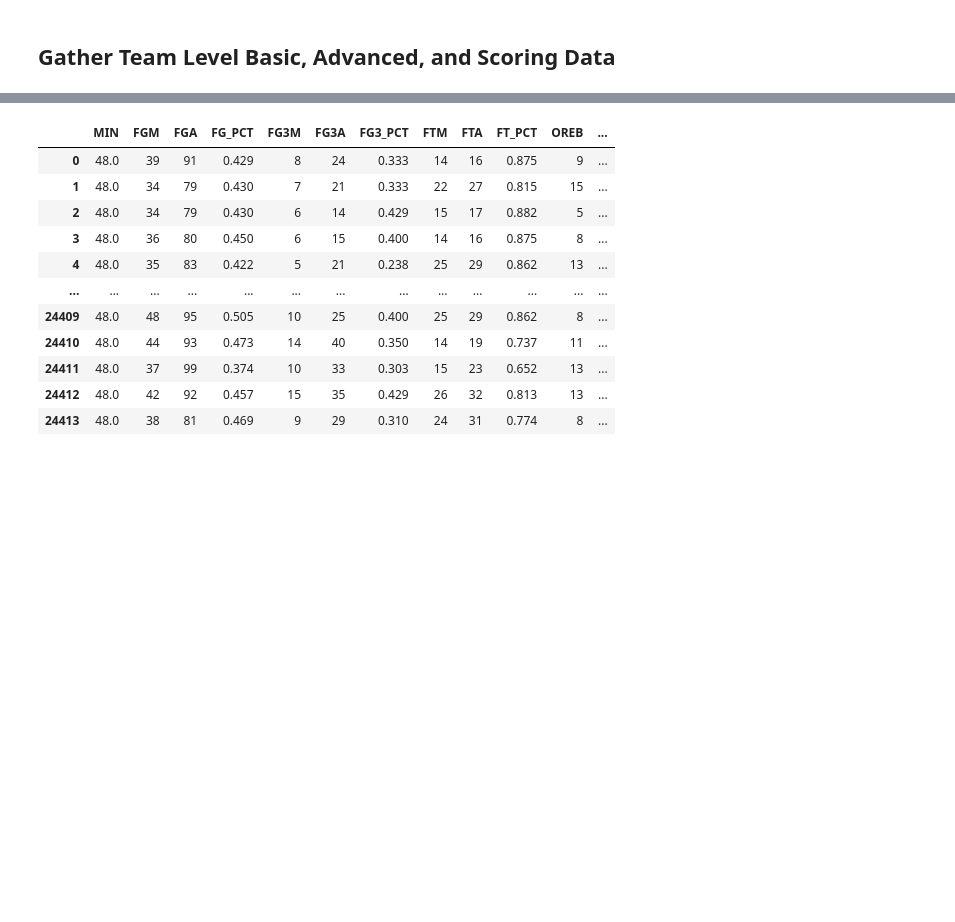
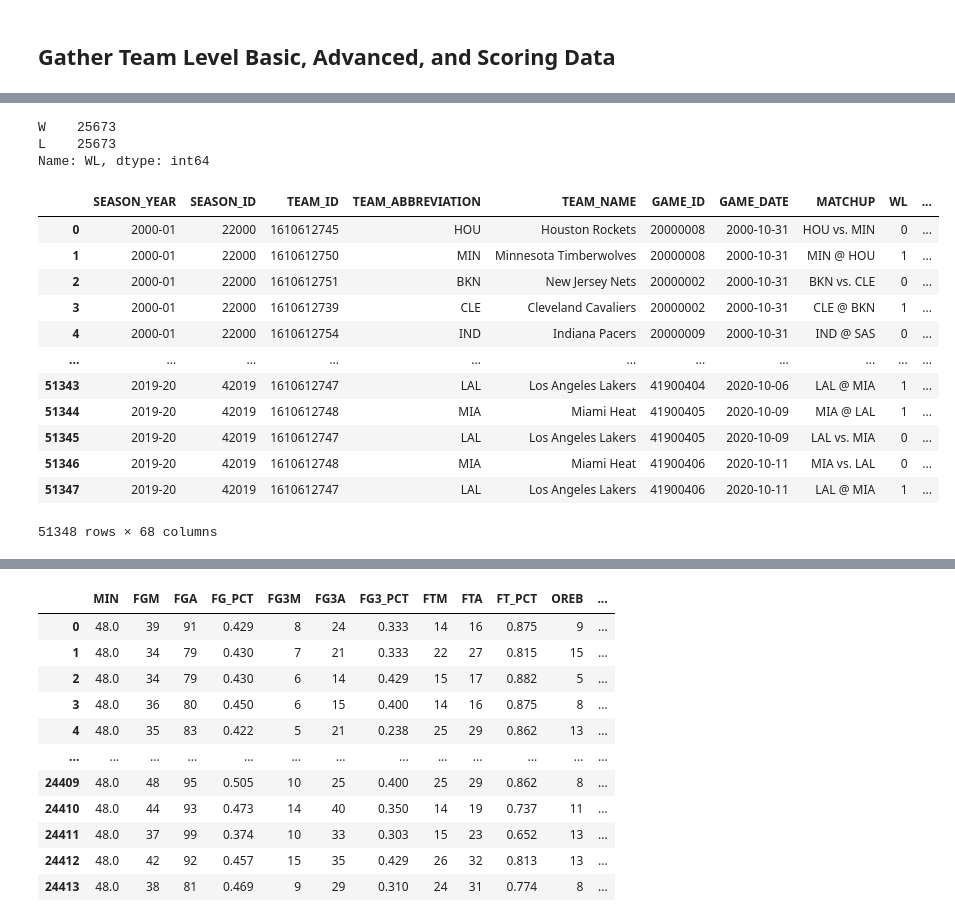
Before and after one commit to jnish23/NBA_Model, a Jupyter notebook: notebooks/team_based_modelv2.ipynb, the cells around one changed output, grey strips where cells are left out. Saved outputs shown, nothing was run; the diff lists cells and outputs as text; code cells hidden in the pictures; blank space fills up the shorter version.

Commit message:
refactor: Create clean_team_data module

```diff
--- a/notebooks/team_based_modelv2.ipynb
+++ b/notebooks/team_based_modelv2.ipynb
@@ -77,0 +43,2 @@ full_df
+# %%
+team_data = load_team_data()
@@ -77,0 +54,57 @@ full_df
+# %%
+team_data['WL'].value_counts()
+# %% [output]
+W    25673
+L    25673
+Name: WL, dtype: int64
+# %%
+def clean_team_data(df):
+    """This function cleans the team_data
+    1) Changes W/L to 1/0
+    2) Changes franchise abbreviations to their most
+    recent abbreviation for consistency
+    3) Converts GAME_DATE to datetime object
+    4) Creates a binary column 'HOME_GAME'
+    """
+    df = df.copy()
+    df['WL'] = (df['WL'] == 'W').astype(int)
+
+    abbr_mapping = {'NJN':'BKN',
+                   'CHH':'CHA',
+                   'VAN':'MEM',
+                   'NOH':'NOP',
+                   'NOK':'NOP',
+                   'SEA':'OKC'}
+
+    df['TEAM_ABBREVIATION'] = df['TEAM_ABBREVIATION'].replace(abbr_mapping)
+    df['MATCHUP'] = df['MATCHUP'].str.replace('NJN', 'BKN')
+    df['MATCHUP'] = df['MATCHUP'].str.replace('CHH', 'CHA')
+    df['MATCHUP'] = df['MATCHUP'].str.replace('VAN', 'MEM')
+    df['MATCHUP'] = df['MATCHUP'].str.replace('NOH', 'NOP')
+    df['MATCHUP'] = df['MATCHUP'].str.replace('NOK', 'NOP')
+    df['MATCHUP'] = df['MATCHUP'].str.replace('SEA', 'OKC')
+
+
+    df['GAME_DATE'] = pd.to_datetime(df['GAME_DATE'])
+
+    df['HOME_GAME'] = df['MATCHUP'].str.contains('vs').astype(int)
+
+    return df
+
+clean_data = clean_team_data(team_data)
+# %%
+clean_data
+# %% [output]
+|  | SEASON_YEAR | SEASON_ID | TEAM_ID | TEAM_ABBREVIATION | TEAM_NAME | GAME_ID | GAME_DATE | MATCHUP | WL | ... |
+| 0 | 2000-01 | 22000 | 1610612745 | HOU | Houston Rockets | 20000008 | 2000-10-31 | HOU vs. MIN | 0 | ... |
+| 1 | 2000-01 | 22000 | 1610612750 | MIN | Minnesota Timberwolves | 20000008 | 2000-10-31 | MIN @ HOU | 1 | ... |
+| 2 | 2000-01 | 22000 | 1610612751 | BKN | New Jersey Nets | 20000002 | 2000-10-31 | BKN vs. CLE | 0 | ... |
+| 3 | 2000-01 | 22000 | 1610612739 | CLE | Cleveland Cavaliers | 20000002 | 2000-10-31 | CLE @ BKN | 1 | ... |
+| 4 | 2000-01 | 22000 | 1610612754 | IND | Indiana Pacers | 20000009 | 2000-10-31 | IND @ SAS | 0 | ... |
+| ... | ... | ... | ... | ... | ... | ... | ... | ... | ... | ... |
+| 51343 | 2019-20 | 42019 | 1610612747 | LAL | Los Angeles Lakers | 41900404 | 2020-10-06 | LAL @ MIA | 1 | ... |
+| 51344 | 2019-20 | 42019 | 1610612748 | MIA | Miami Heat | 41900405 | 2020-10-09 | MIA @ LAL | 1 | ... |
+| 51345 | 2019-20 | 42019 | 1610612747 | LAL | Los Angeles Lakers | 41900405 | 2020-10-09 | LAL vs. MIA | 0 | ... |
+| 51346 | 2019-20 | 42019 | 1610612748 | MIA | Miami Heat | 41900406 | 2020-10-11 | MIA vs. LAL | 0 | ... |
+| 51347 | 2019-20 | 42019 | 1610612747 | LAL | Los Angeles Lakers | 41900406 | 2020-10-11 | LAL @ MIA | 1 | ... |
+51348 rows × 68 columns
```
Also changed, not shown: parts of 5 cells of this notebook, 1 other file.
